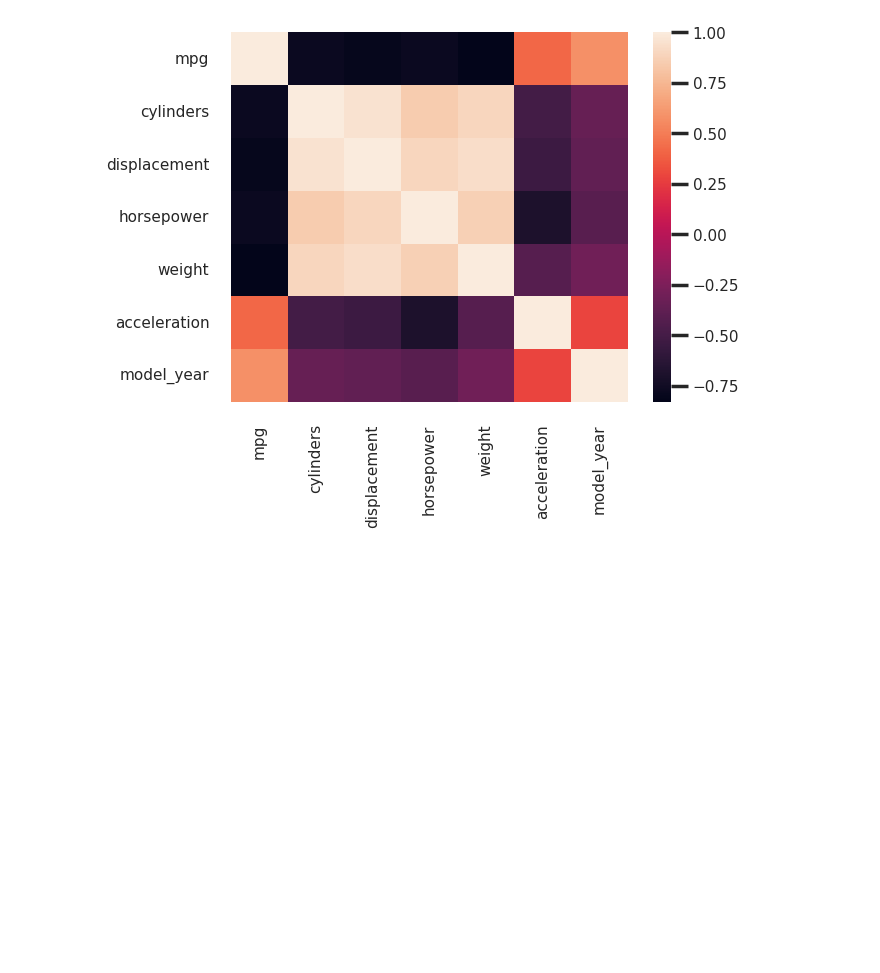
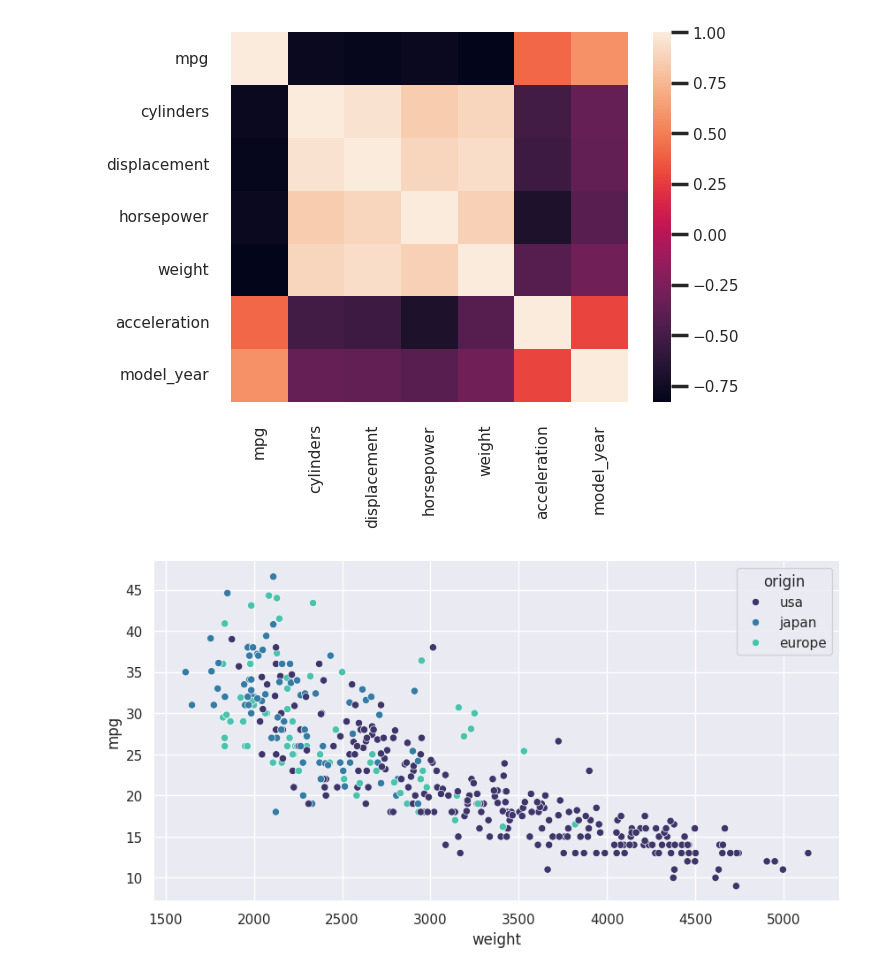
Before and after one commit to data-spice/AI_LESSON, a Jupyter notebook: visualization/seaborn_tut.ipynb, the cells around one changed output. Drawn from its saved outputs; the diff is of its cells as text; code cells hidden in the pictures; blank space fills up the shorter version.

```diff
--- a/visualization/seaborn_tut.ipynb
+++ b/visualization/seaborn_tut.ipynb
@@ -48,3 +48,9 @@ sns.heatmap(mpg.corr(numeric_only=True))
 # %% [output]
 <Axes: >
 [figure]
+# %%
+plt.figure(figsize=(10,5))
+sns.scatterplot(data=mpg,x='weight',y="mpg",hue='origin',palette='mako')
+sns.despine(left=True)
+# %% [output]
+[figure, added]
```
Also changed, not shown: parts of 19 cells of this notebook, 5 other files.
